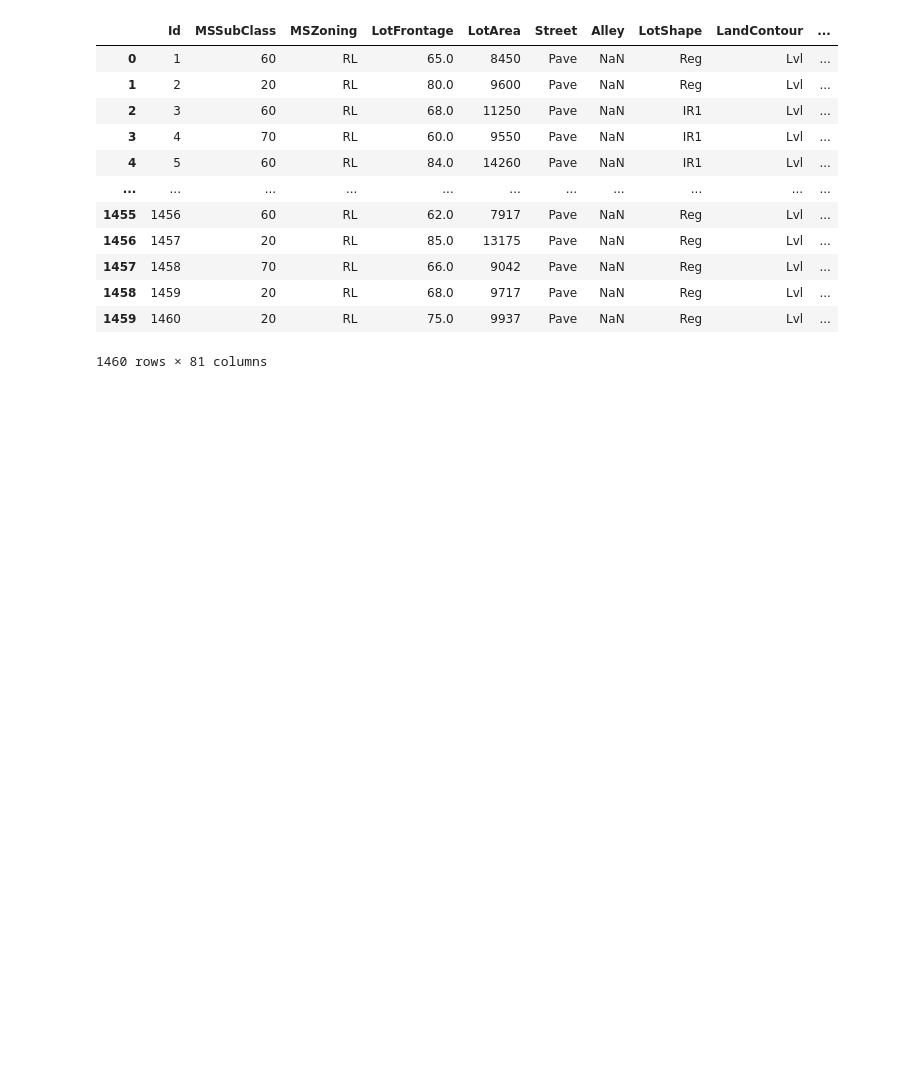
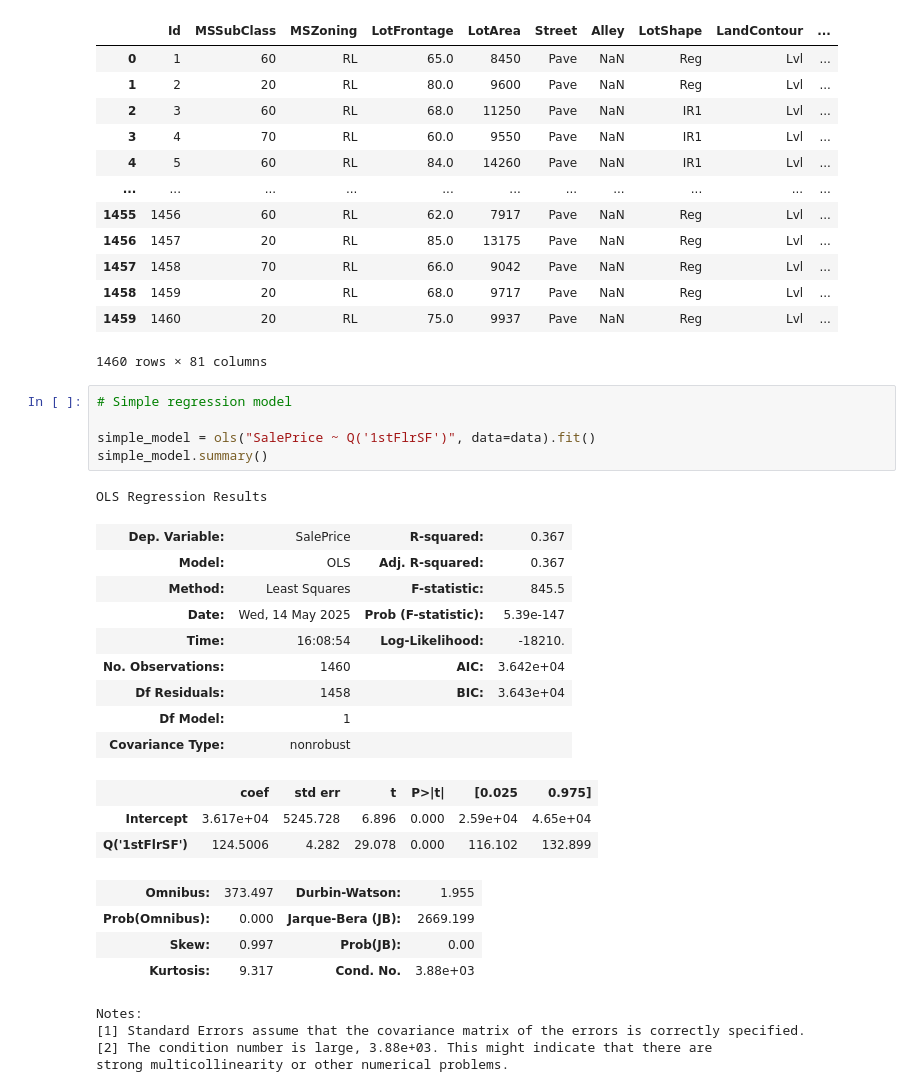
Before and after one commit to stanford-mse-125-2025/mse-125-2025-public, a Jupyter notebook: demos/multiple_linear_regression.ipynb, the cells around one changed output. Cells and saved outputs as stored; diff of their text form; blank space fills up the shorter version.

```diff
--- a/demos/multiple_linear_regression.ipynb
+++ b/demos/multiple_linear_regression.ipynb
@@ -138,3 +138,30 @@ data
 | 1458 | 1459 | 20 | RL | 68.0 | 9717 | Pave | NaN | Reg | Lvl | ... |
 | 1459 | 1460 | 20 | RL | 75.0 | 9937 | Pave | NaN | Reg | Lvl | ... |
 1460 rows × 81 columns
+# %%
+# Simple regression model
+
+simple_model = ols("SalePrice ~ Q('1stFlrSF')", data=data).fit()
+simple_model.summary()
+# %% [output]
+OLS Regression Results
+| Dep. Variable: | SalePrice | R-squared: | 0.367 |
+| Model: | OLS | Adj. R-squared: | 0.367 |
+| Method: | Least Squares | F-statistic: | 845.5 |
+| Date: | Wed, 14 May 2025 | Prob (F-statistic): | 5.39e-147 |
+| Time: | 16:08:54 | Log-Likelihood: | -18210. |
+| No. Observations: | 1460 | AIC: | 3.642e+04 |
+| Df Residuals: | 1458 | BIC: | 3.643e+04 |
+| Df Model: | 1 |  |  |
+| Covariance Type: | nonrobust |  |  |
+|  | coef | std err | t | P>|t| | [0.025 | 0.975] |
+| Intercept | 3.617e+04 | 5245.728 | 6.896 | 0.000 | 2.59e+04 | 4.65e+04 |
+| Q('1stFlrSF') | 124.5006 | 4.282 | 29.078 | 0.000 | 116.102 | 132.899 |
+| Omnibus: | 373.497 | Durbin-Watson: | 1.955 |
+| Prob(Omnibus): | 0.000 | Jarque-Bera (JB): | 2669.199 |
+| Skew: | 0.997 | Prob(JB): | 0.00 |
+| Kurtosis: | 9.317 | Cond. No. | 3.88e+03 |
+Notes:
+[1] Standard Errors assume that the covariance matrix of the errors is correctly specified.
+[2] The condition number is large, 3.88e+03. This might indicate that there are
+strong multicollinearity or other numerical problems.
```
Also changed, not shown: parts of 4 cells of this notebook.
